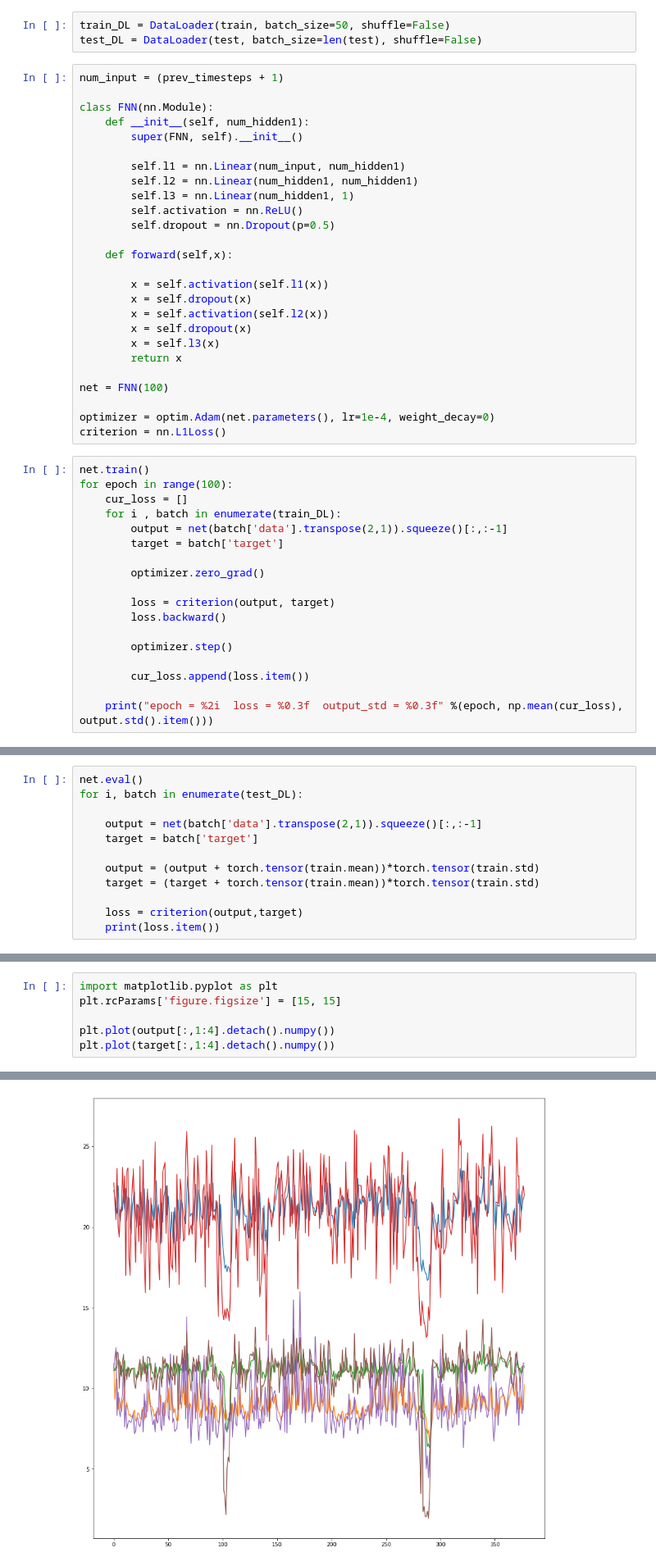
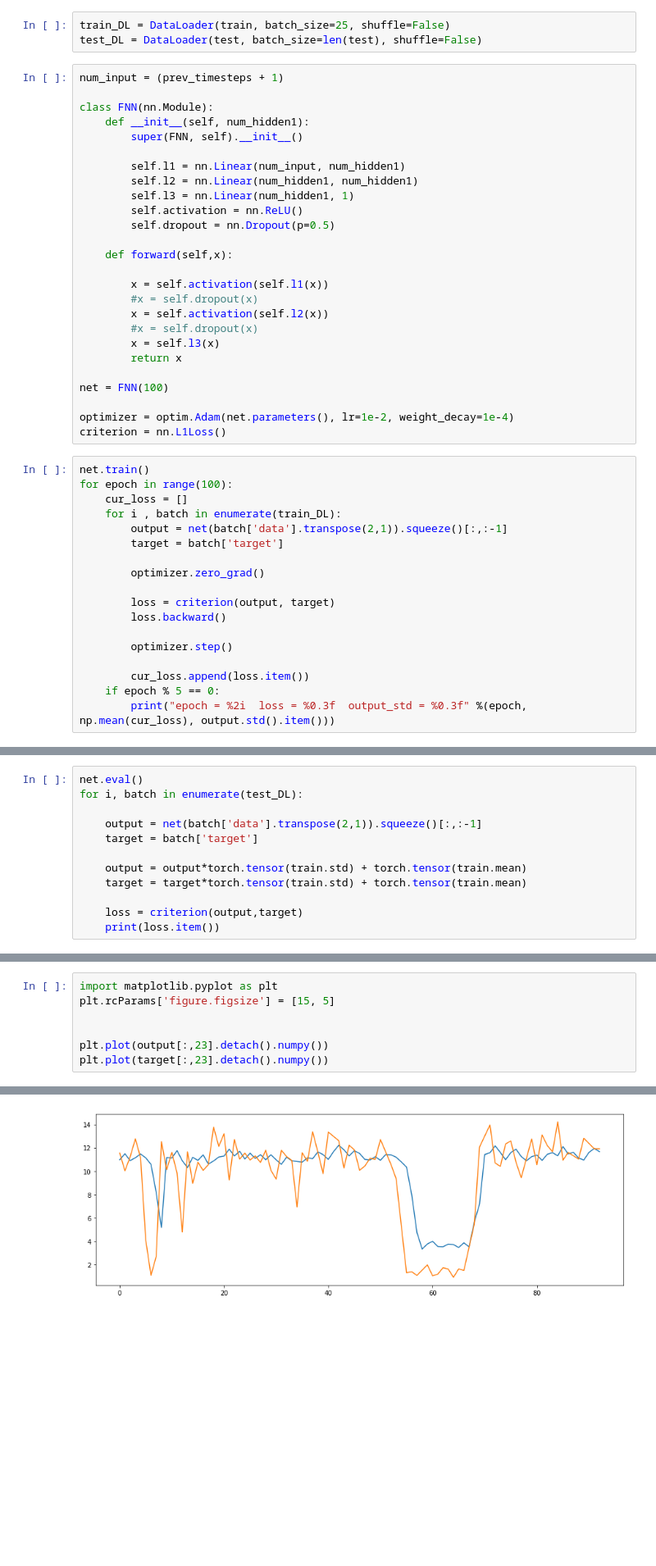
Before and after one commit to intelligenttrafficforecasting/busmodders, a Jupyter notebook: model/FNN.ipynb, the cells around one changed output, grey strips where cells are left out. Shown at 82% size. Cells and saved outputs as stored; diff of their text form; blank space fills up the shorter version.

```diff
--- a/model/FNN.ipynb
+++ b/model/FNN.ipynb
@@ -19,7 +19,7 @@ test = MoviaBusDataset('../data/test', interpolation=True, prev_timesteps=prev_t
 train.normalize()
 test.normalize(train.mean, train.std)
 # %%
-train_DL = DataLoader(train, batch_size=50, shuffle=False)
+train_DL = DataLoader(train, batch_size=25, shuffle=False)
 test_DL = DataLoader(test, batch_size=len(test), shuffle=False)
 # %%
 num_input = (prev_timesteps + 1)
@@ -37,15 +37,15 @@ class FNN(nn.Module):
     def forward(self,x):
 
         x = self.activation(self.l1(x))
-        x = self.dropout(x)
+        #x = self.dropout(x)
         x = self.activation(self.l2(x))
-        x = self.dropout(x)
+        #x = self.dropout(x)
         x = self.l3(x)
         return x
 
 net = FNN(100)
 
-optimizer = optim.Adam(net.parameters(), lr=1e-4, weight_decay=0)
+optimizer = optim.Adam(net.parameters(), lr=1e-2, weight_decay=1e-4)
 criterion = nn.L1Loss()
 # %%
 net.train()
@@ -63,6 +63,6 @@ for epoch in range(100):
         optimizer.step()
 
         cur_loss.append(loss.item())
-
-    print("epoch = %2i  loss = %0.3f  output_std = %0.3f" %(epoch, np.mean(cur_loss), output.std().item()))
+    if epoch % 5 == 0:
+        print("epoch = %2i  loss = %0.3f  output_std = %0.3f" %(epoch, np.mean(cur_loss), output.std().item()))
 # %% [output]
@@ -90,8 +90,8 @@ for i, batch in enumerate(test_DL):
     output = net(batch['data'].transpose(2,1)).squeeze()[:,:-1]
     target = batch['target']
 
-    output = (output + torch.tensor(train.mean))*torch.tensor(train.std)
-    target = (target + torch.tensor(train.mean))*torch.tensor(train.std)
+    output = output*torch.tensor(train.std) + torch.tensor(train.mean)
+    target = target*torch.tensor(train.std) + torch.tensor(train.mean)
 
     loss = criterion(output,target)
     print(loss.item())
@@ -100,7 +100,8 @@ for i, batch in enumerate(test_DL):
 # %%
 import matplotlib.pyplot as plt
-plt.rcParams['figure.figsize'] = [15, 15]
+plt.rcParams['figure.figsize'] = [15, 5]
 
-plt.plot(output[:,1:4].detach().numpy())
-plt.plot(target[:,1:4].detach().numpy())
+
+plt.plot(output[:,23].detach().numpy())
+plt.plot(target[:,23].detach().numpy())
 # %% [output]
@@ -110 +109 @@ plt.plot(target[:,1:4].detach().numpy())
-[figure, old version]
+[figure, new version]
```
Also changed, not shown: parts of 3 cells of this notebook, 3 other files.
